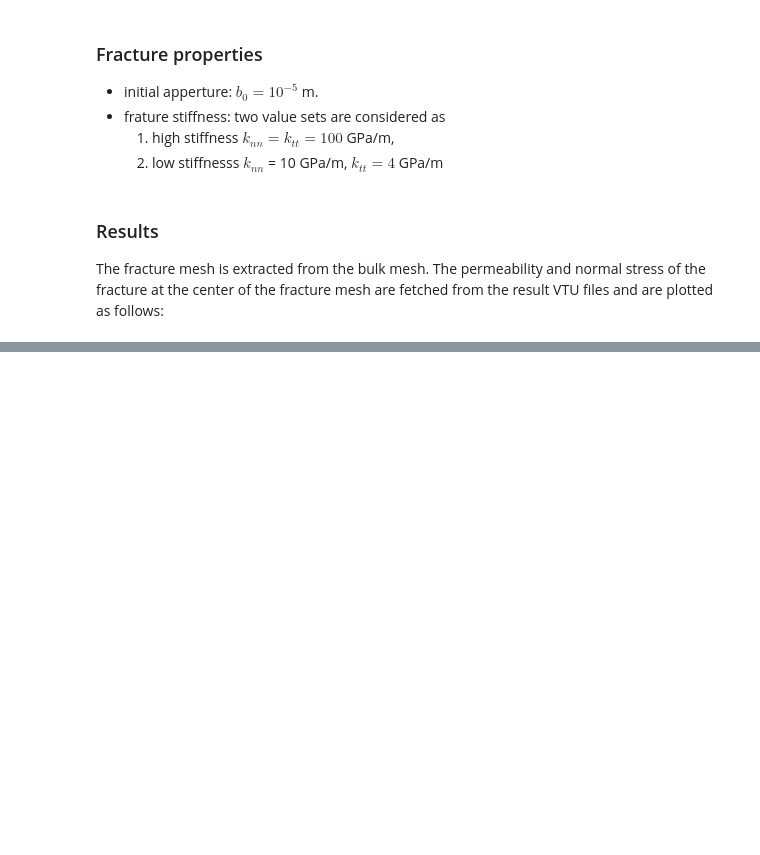
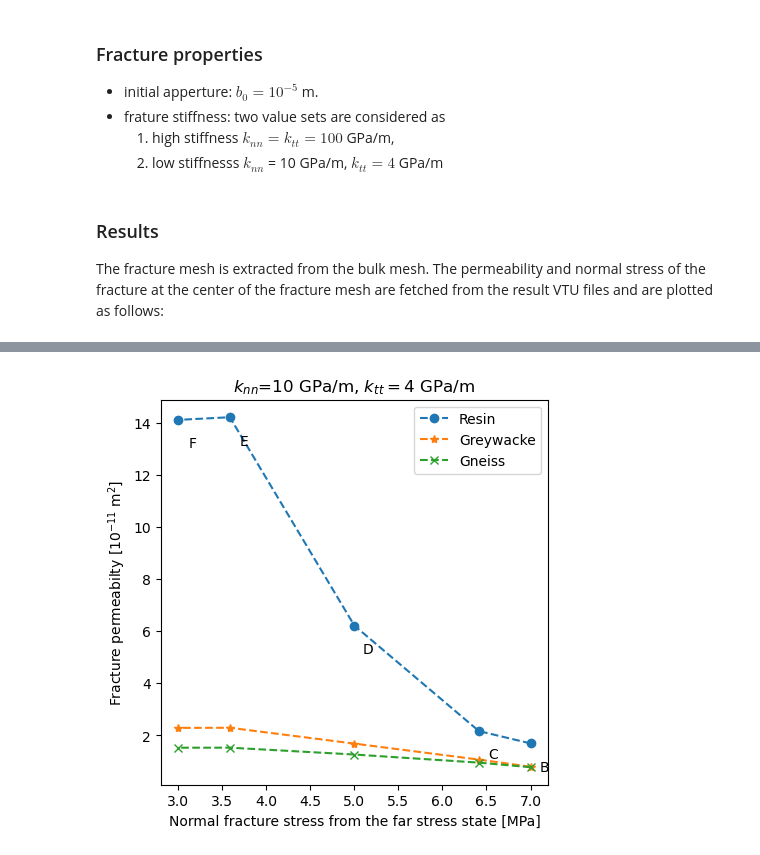
Before and after one commit to wenqing/GreatCell_benchmark, a Jupyter notebook: 3D_HM/GreatCellHM2.ipynb, the cells around one changed output, grey strips where cells are left out. Drawn from its saved outputs; the diff is of its cells as text; code cells hidden in the pictures; blank space fills up the shorter version.

```diff
--- a/3D_HM/GreatCellHM2.ipynb
+++ b/3D_HM/GreatCellHM2.ipynb
@@ -131,0 +156,4 @@ plt.show()
+# %%
+plot_figure(mock_sn, k_l_resin, k_l_greywacke, k_l_gneiss, r'Fracture permeabilty [$10^{-11}$ m$^2$]', r'$k_{nn}$=10 GPa/m, $k_{tt}=4$ GPa/m', 'k_f_low.png')
+# %% [output]
+[figure, added]
```
Also changed, not shown: parts of 9 cells of this notebook.
